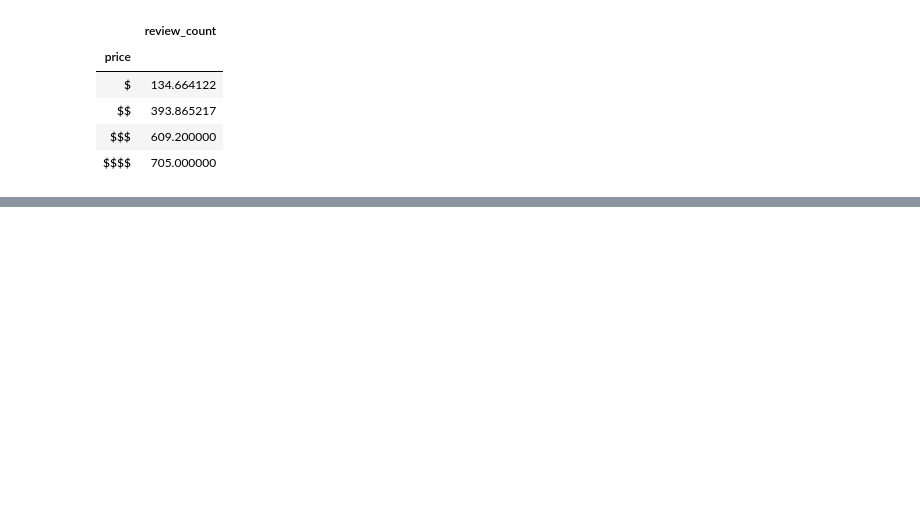
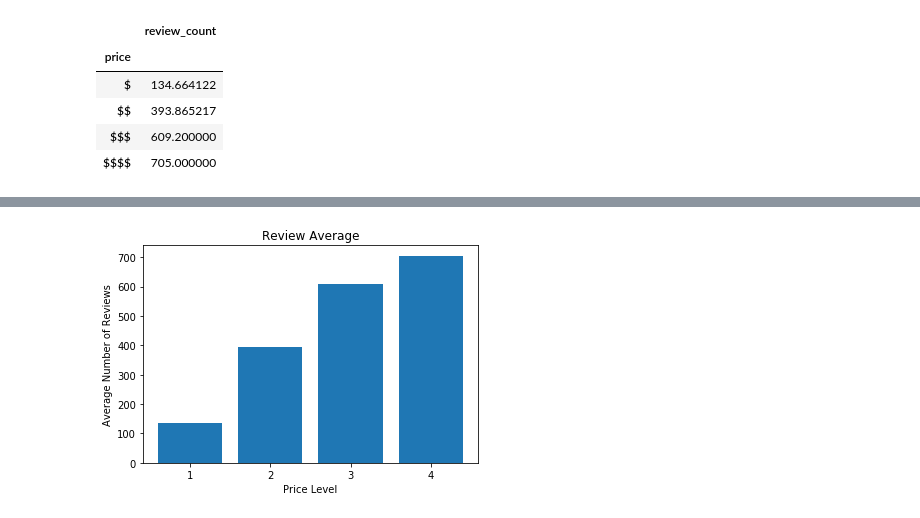
Before and after one commit to ashamabee/Project1, a Jupyter notebook: Project_work_Alex.ipynb, the cells around one changed output, grey strips where cells are left out. Cells and saved outputs as stored; diff of their text form; code cells hidden in the pictures; blank space fills up the shorter version.

```diff
--- a/Project_work_Alex.ipynb
+++ b/Project_work_Alex.ipynb
@@ -139,0 +134,3 @@ pricedf2.plot.bar()
+# %%
+pricereview = pricereview.reset_index()
+pricereview
@@ -139,0 +143,9 @@ pricedf2.plot.bar()
+# %%
+plt.title("Review Average")
+plt.xlabel("Price Level")
+plt.ylabel("Average Number of Reviews")
+plt.xticks([1, 2, 3, 4], ['1', '2', '3', '4' ])
+plt.bar((pricereview["price"]), pricereview["review_count"])
+plt.show()
+# %% [output]
+[figure, added]
```
Also changed, not shown: parts of 11 cells of this notebook.
